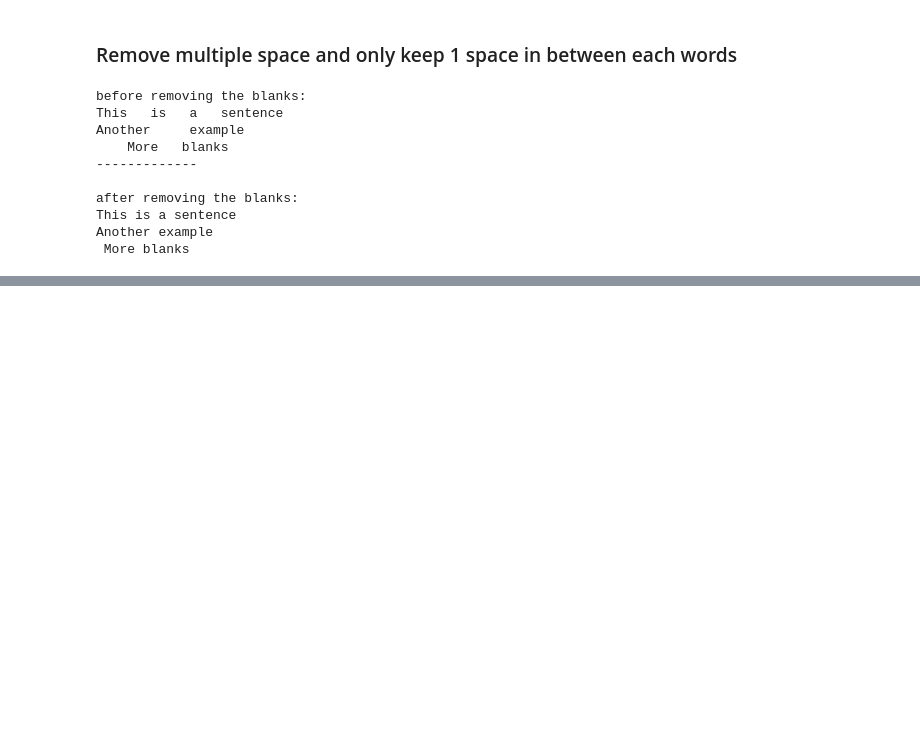
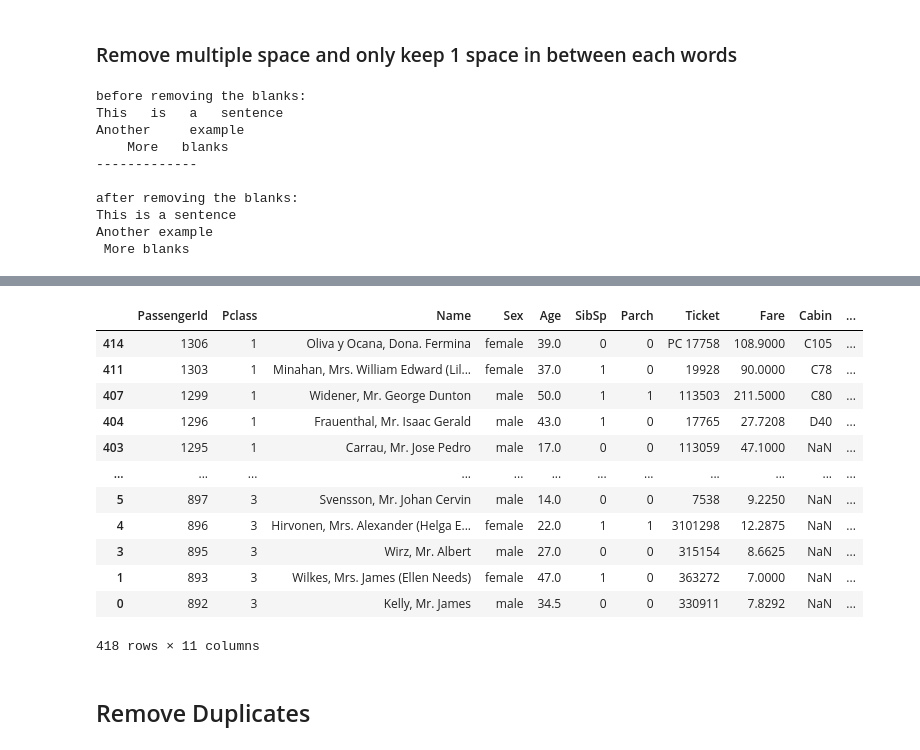
Before and after one commit to cjyi31/Basic-Python-Training, a Jupyter notebook: notebooks/02 Basic Data Cleaning and Manipulation (with Pandas Package).ipynb, the cells around one changed output, grey strips where cells are left out. Drawn from its saved outputs; the diff is of its cells as text; code cells hidden in the pictures; blank space fills up the shorter version.

```diff
--- a/notebooks/02 Basic Data Cleaning and Manipulation (with Pandas Package).ipynb
+++ b/notebooks/02 Basic Data Cleaning and Manipulation (with Pandas Package).ipynb
@@ -197,0 +251,21 @@ Another example
+# %%
+#Sort by multiple columns
+## Sort Ascending for Pclass and descending in PassengerId
+df1 = df1.sort_values(by=['Pclass','PassengerId'], ascending=[True,False])
+df1
+# %% [output]
+|  | PassengerId | Pclass | Name | Sex | Age | SibSp | Parch | Ticket | Fare | Cabin | ... |
+| 414 | 1306 | 1 | Oliva y Ocana, Dona. Fermina | female | 39.0 | 0 | 0 | PC 17758 | 108.9000 | C105 | ... |
+| 411 | 1303 | 1 | Minahan, Mrs. William Edward (Lil... | female | 37.0 | 1 | 0 | 19928 | 90.0000 | C78 | ... |
+| 407 | 1299 | 1 | Widener, Mr. George Dunton | male | 50.0 | 1 | 1 | 113503 | 211.5000 | C80 | ... |
+| 404 | 1296 | 1 | Frauenthal, Mr. Isaac Gerald | male | 43.0 | 1 | 0 | 17765 | 27.7208 | D40 | ... |
+| 403 | 1295 | 1 | Carrau, Mr. Jose Pedro | male | 17.0 | 0 | 0 | 113059 | 47.1000 | NaN | ... |
+| ... | ... | ... | ... | ... | ... | ... | ... | ... | ... | ... | ... |
+| 5 | 897 | 3 | Svensson, Mr. Johan Cervin | male | 14.0 | 0 | 0 | 7538 | 9.2250 | NaN | ... |
+| 4 | 896 | 3 | Hirvonen, Mrs. Alexander (Helga E... | female | 22.0 | 1 | 1 | 3101298 | 12.2875 | NaN | ... |
+| 3 | 895 | 3 | Wirz, Mr. Albert | male | 27.0 | 0 | 0 | 315154 | 8.6625 | NaN | ... |
+| 1 | 893 | 3 | Wilkes, Mrs. James (Ellen Needs) | female | 47.0 | 1 | 0 | 363272 | 7.0000 | NaN | ... |
+| 0 | 892 | 3 | Kelly, Mr. James | male | 34.5 | 0 | 0 | 330911 | 7.8292 | NaN | ... |
+418 rows × 11 columns
+# %% [markdown]
+## Remove Duplicates
```
Also changed, not shown: parts of 19 cells of this notebook.
